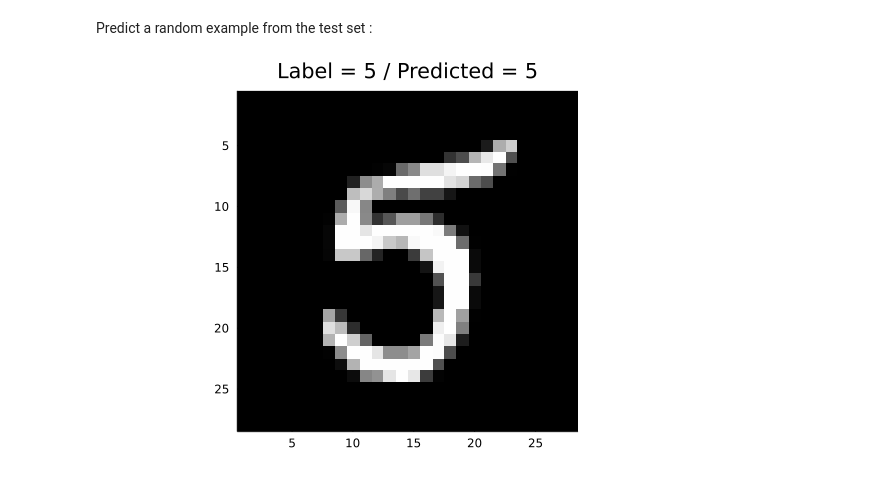
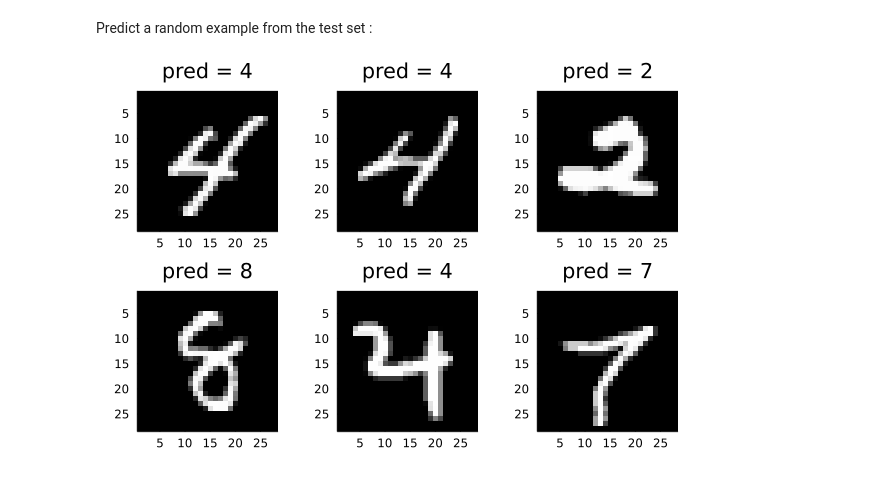
Before and after one commit to Clement-W/NNJulia.jl, a Jupyter notebook: experiments/mnist_digits.ipynb, the cells around one changed output. Cells and saved outputs as stored; diff of their text form; code cells hidden in the pictures.

Commit message:
Improve the plots in the mnist example

```diff
--- a/experiments/mnist_digits.ipynb
+++ b/experiments/mnist_digits.ipynb
@@ -110,11 +110,15 @@ accuracy on test data = 83.8%
 # %% [markdown]
 Predict a random example from the test set :
 # %%
-r = rand(1:10000)
-img = (Gray.(permutedims(test_x[:,:,r])))
-label = test_y[r]
-preds = model(reshape(test_x[:,:,r],:,1));
-predicted_label = argmax(preds.data)[1]-1
-plot(img,title="Label = " * string(label) * " / Predicted = " * string(predicted_label))
+plots = []
+for i in 1:6
+    r = rand(1:10000)
+    img = (Gray.(permutedims(test_x[:,:,r])))
+    preds = model(reshape(test_x[:,:,r],:,1));
+    predicted_label = argmax(preds.data)[1]-1
+    push!(plots,plot(img,title="pred = " * string(predicted_label)))
+end
+
+plot(plots...,layout=6)
 # %% [output]
-[figure, old version]
+[figure, new version]
```
Also changed, not shown: parts of 4 cells of this notebook.
